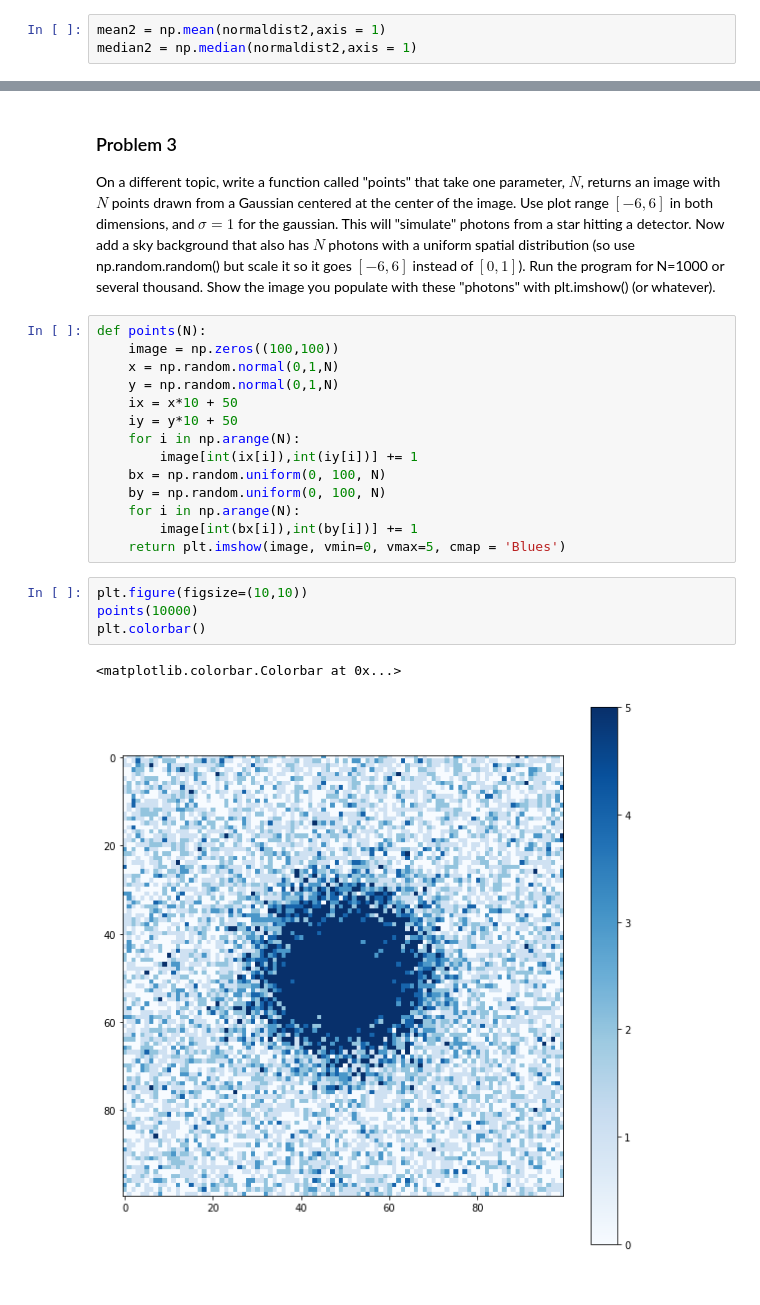
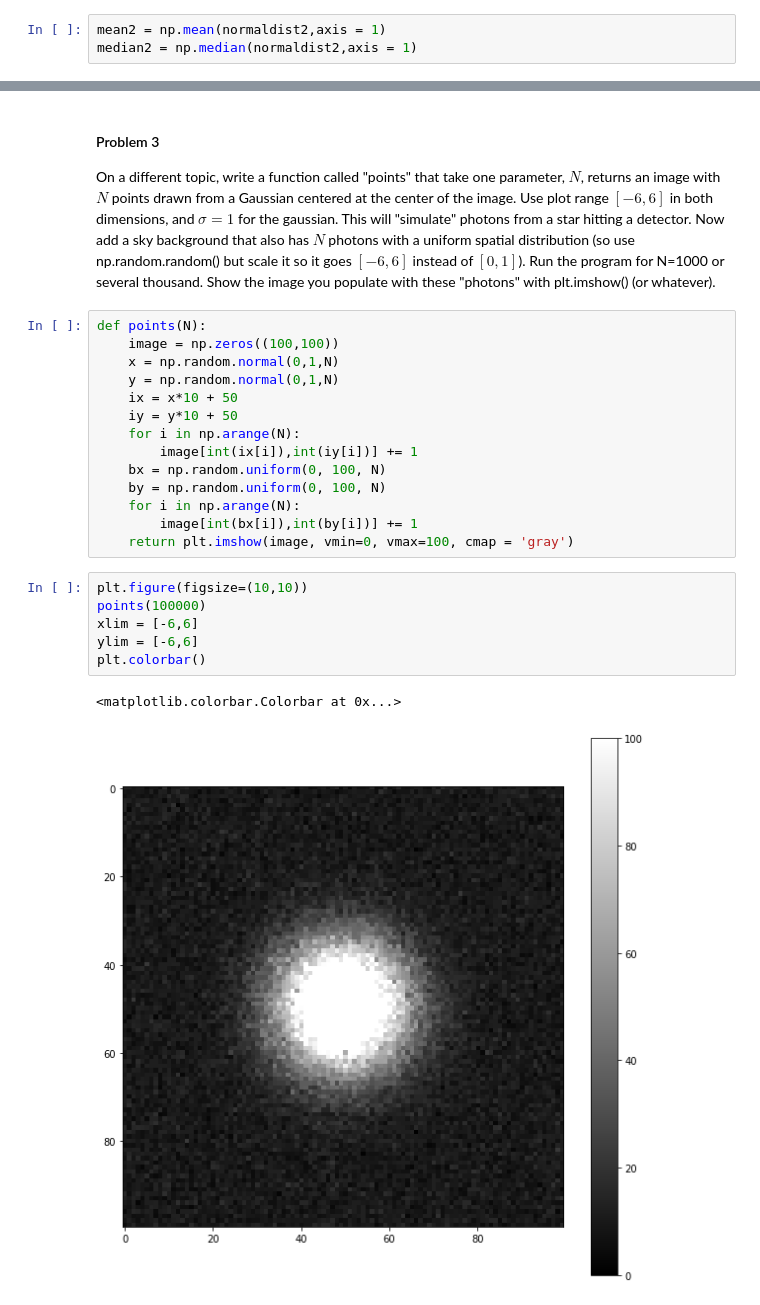
Before and after one commit to lockepatton/ASTR100-2020, a Jupyter notebook: Students/BrianHsu/Homework 1.ipynb, the cells around one changed output, grey strips where cells are left out. Saved outputs shown, nothing was run; the diff lists cells and outputs as text.

```diff
--- a/Students/BrianHsu/Homework 1.ipynb
+++ b/Students/BrianHsu/Homework 1.ipynb
@@ -36,5 +52,5 @@ plt.hist(median2, bins= 500, range=[-0.2,0.2], alpha = 0.5);
 # %% [markdown]
-### Problem 3
+#### Problem 3
 On a different topic, write a function called "points" that take one parameter, $N$, returns an image with $N$ points drawn from a Gaussian centered at the center of the image. Use plot range $[-6,6]$ in both dimensions, and $\sigma=1$ for the gaussian. This will "simulate" photons from a star hitting a detector. Now add a sky background that also has $N$ photons with a uniform spatial distribution (so use np.random.random() but scale it so it goes $[-6,6]$ instead of $[0,1]$). Run the program for N=1000 or several thousand. Show the image you populate with these "photons" with plt.imshow() (or whatever).
 # %%
 def points(N):
@@ -49,11 +65,13 @@ def points(N):
     by = np.random.uniform(0, 100, N)
     for i in np.arange(N):
         image[int(bx[i]),int(by[i])] += 1
-    return plt.imshow(image, vmin=0, vmax=5, cmap = 'Blues')
+    return plt.imshow(image, vmin=0, vmax=100, cmap = 'gray')
 # %%
 plt.figure(figsize=(10,10))
-points(10000)
+points(100000)
+xlim = [-6,6]
+ylim = [-6,6]
 plt.colorbar()
 # %% [output]
 <matplotlib.colorbar.Colorbar at 0x...>
-[figure, old version]
+[figure, new version]
```
Also changed, not shown: parts of 7 cells of this notebook.
